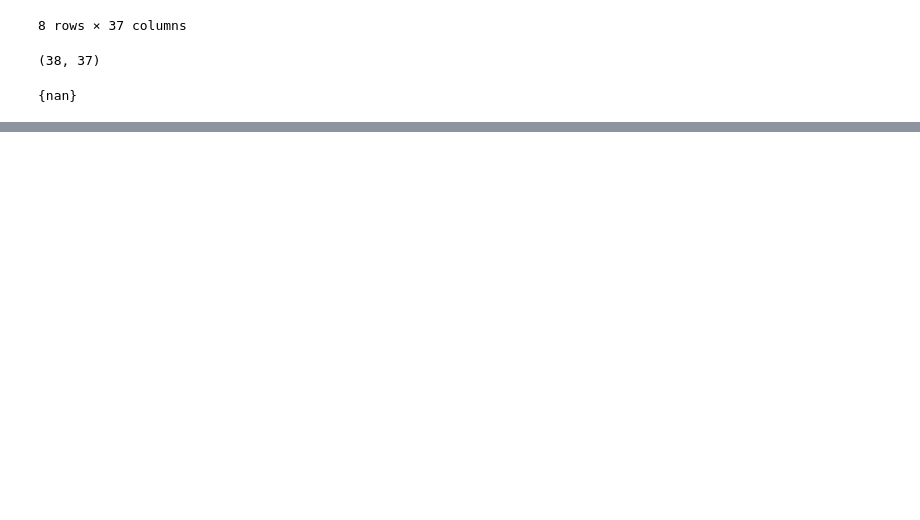
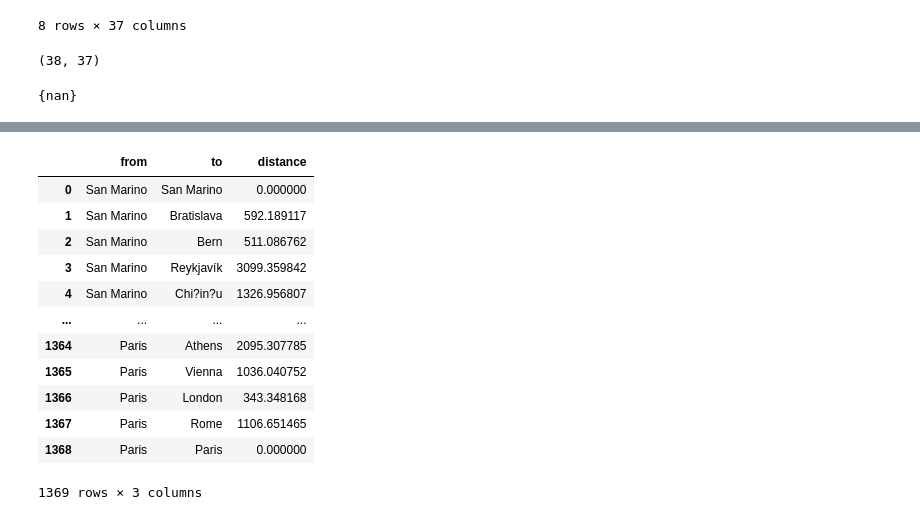
Before and after one commit to kluedemann/eurovision-voting-analysis, a Jupyter notebook: eurovision_distances.ipynb, the cells around one changed output, grey strips where cells are left out. Drawn from its saved outputs; the diff is of its cells as text; code cells hidden in the pictures; blank space fills up the shorter version.

```diff
--- a/eurovision_distances.ipynb
+++ b/eurovision_distances.ipynb
@@ -82,0 +156,19 @@ set(european_capitals) - set(european_cities["name"])
+# %%
+distance_stack = distance_df_km.stack().rename("distance").to_frame()
+distance_stack.index = distance_stack.index.rename(["from", "to"])
+distance_stack = distance_stack.reset_index()
+distance_stack
+# %% [output]
+|  | from | to | distance |
+| 0 | San Marino | San Marino | 0.000000 |
+| 1 | San Marino | Bratislava | 592.189117 |
+| 2 | San Marino | Bern | 511.086762 |
+| 3 | San Marino | Reykjavík | 3099.359842 |
+| 4 | San Marino | Chi?in?u | 1326.956807 |
+| ... | ... | ... | ... |
+| 1364 | Paris | Athens | 2095.307785 |
+| 1365 | Paris | Vienna | 1036.040752 |
+| 1366 | Paris | London | 343.348168 |
+| 1367 | Paris | Rome | 1106.651465 |
+| 1368 | Paris | Paris | 0.000000 |
+1369 rows × 3 columns
```
Also changed, not shown: parts of 9 cells of this notebook, 1 other file.
